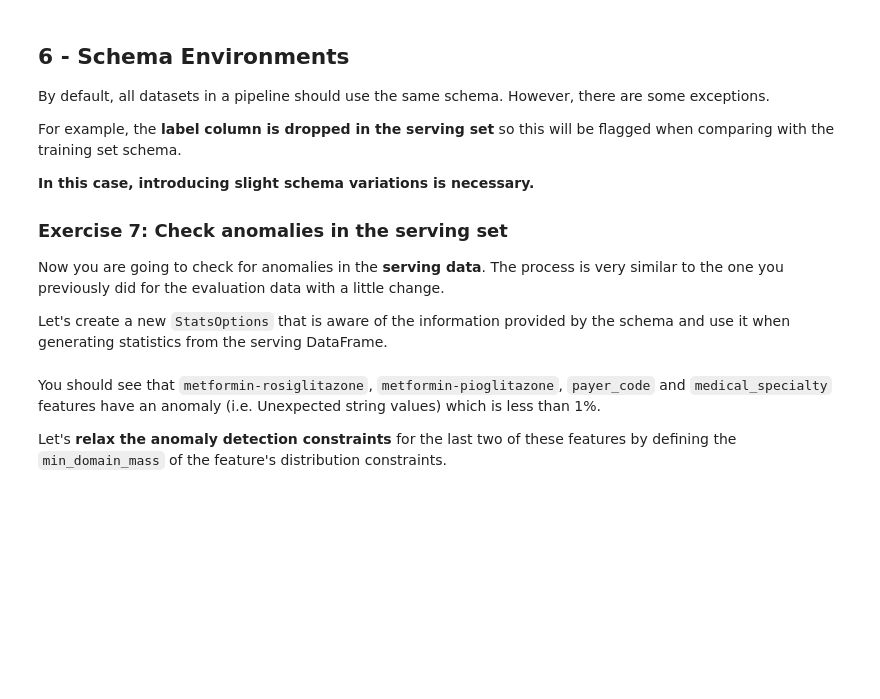
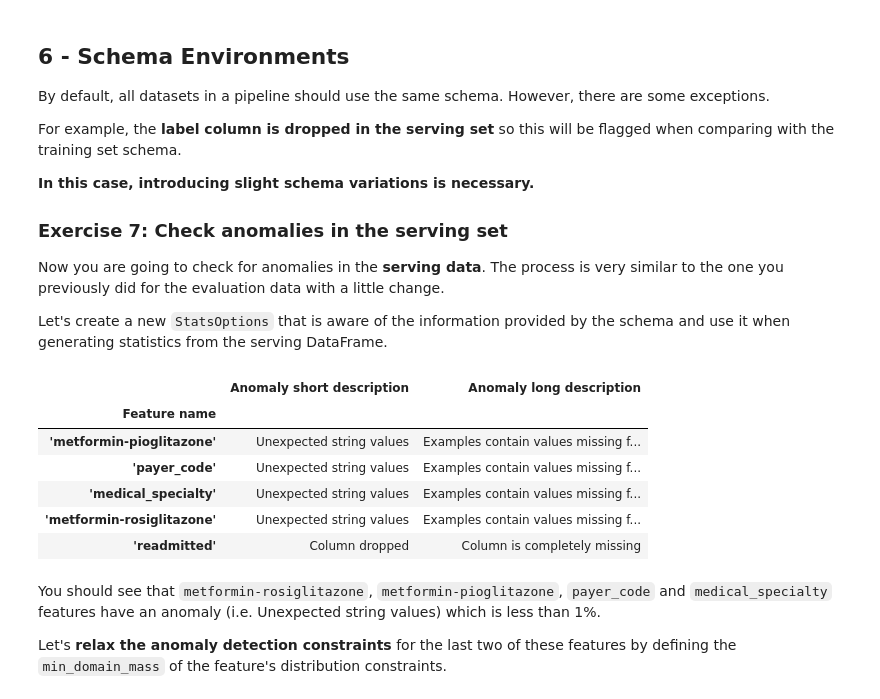
Before and after one commit to zhulingchen/Machine-Learning-Engineering-for-Production-MLOps-Specialization, a Jupyter notebook: Machine Learning Data Lifecycle in Production/C2W1_Assignment.ipynb, the cells around one changed output. Drawn from its saved outputs; the diff is of its cells as text; code cells hidden in the pictures; blank space fills up the shorter version.

```diff
--- a/Machine Learning Data Lifecycle in Production/C2W1_Assignment.ipynb
+++ b/Machine Learning Data Lifecycle in Production/C2W1_Assignment.ipynb
@@ -189,7 +181,8 @@ Complete the cell below to generate the statistics of the training set. Remember
 # %%
 ### START CODE HERE
 # only use columns listed in approved_cols from train_df
-train_stats = tfdv.generate_statistics_from_dataframe(train_df, stats_options=stats_options)
+train_stats = tfdv.generate_statistics_from_dataframe(train_df,
+                                                      stats_options=stats_options)
 ### END CODE HERE
 # %%
 # TEST CODE
@@ -509,12 +508,20 @@ options = tfdv.StatsOptions(schema=schema,
 # %%
 ### START CODE HERE
 # Generate serving dataset statistics
 # HINT: Remember to use the serving dataframe and to pass the newly defined statistics options
-serving_stats = tfdv.generate_statistics_from_dataframe(None, stats_options=None)
+serving_stats = tfdv.generate_statistics_from_dataframe(serving_df, stats_options=options)
 
 # HINT: Calculate and display anomalies using the generated serving statistics
-calculate_and_display_anomalies(None, schema=None)
+calculate_and_display_anomalies(serving_stats, schema=schema)
 ### END CODE HERE
+# %% [output]
+|  | Anomaly short description | Anomaly long description |
+| Feature name |  |  |
+| 'metformin-pioglitazone' | Unexpected string values | Examples contain values missing f... |
+| 'payer_code' | Unexpected string values | Examples contain values missing f... |
+| 'medical_specialty' | Unexpected string values | Examples contain values missing f... |
+| 'metformin-rosiglitazone' | Unexpected string values | Examples contain values missing f... |
+| 'readmitted' | Column dropped | Column is completely missing |
 # %% [markdown]
 You should see that `metformin-rosiglitazone`, `metformin-pioglitazone`, `payer_code` and `medical_specialty` features have an anomaly (i.e. Unexpected string values) which is less than 1%.
 
```
Also changed, not shown: parts of 15 cells of this notebook.
